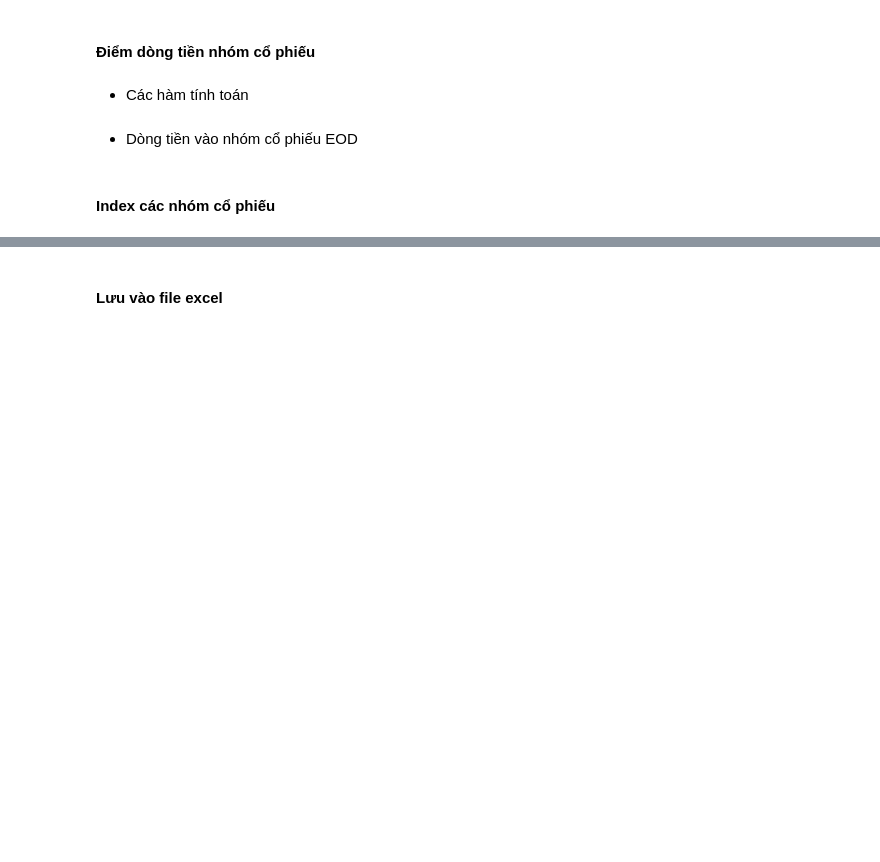
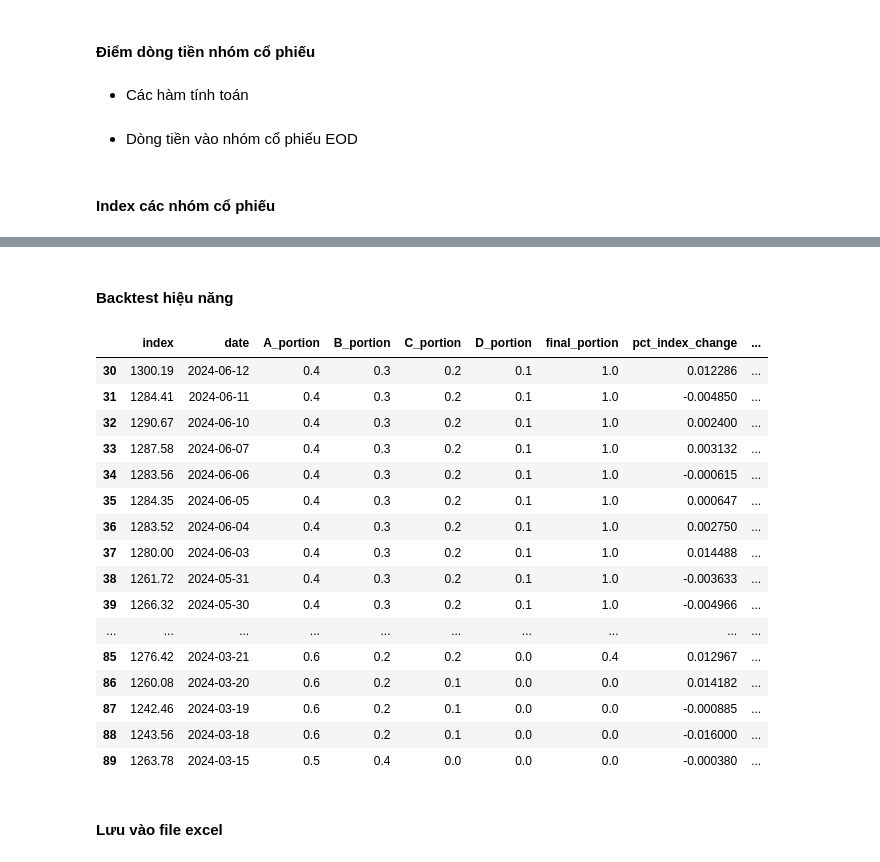
Before and after one commit to twan507/t2m-pycode-old, a Jupyter notebook: phan-bo-von-n-new-ms/t2m-notebook.ipynb, the cells around one changed output, grey strips where cells are left out. Drawn from its saved outputs; the diff is of its cells as text; code cells hidden in the pictures; blank space fills up the shorter version.

Commit message:
new portion

```diff
--- a/phan-bo-von-n-new-ms/t2m-notebook.ipynb
+++ b/phan-bo-von-n-new-ms/t2m-notebook.ipynb
@@ -840,0 +940,28 @@ phan_bo_von_df = phan_bo_von_df.merge(market_ms[market_ms['name']=='Thị trư
+# %%
+phan_bo_von_dict = {}
+
+for nhom in ['A','B','C','D']:
+    phan_bo_von_dict[nhom] = pd.DataFrame()
+    phan_bo_von_dict[nhom]['index'] = price_index_df[nhom]
+    phan_bo_von_dict[nhom][['date','portion_raw']] = phan_bo_von_raw[['date', nhom + '_portion']]
+
+    temp_ms = calculate_ms(market_ms[market_ms['name']==name_map_dict[nhom]][['date','trend_5p','trend_20p','trend_60p']])
+    phan_bo_von_dict[nhom] = phan_bo_von_dict[nhom].merge(temp_ms[['date','up_check','down_check']], on='date', how='left')
+
+    phan_bo_von_dict[nhom]['portion_up'] = phan_bo_von_dict[nhom].apply(lambda x: x['portion_raw'] if (x['up_check'] == 1) else None, axis=1)
+    phan_bo_von_dict[nhom]['portion_down'] = phan_bo_von_dict[nhom].apply(lambda x: x['portion_raw'] if (x['down_check'] == 1) else None, axis=1)
+
+    phan_bo_von_dict[nhom]['portion_phase'] = phan_bo_von_dict[nhom].apply(
+        lambda x: 1 if pd.notnull(x['portion_up']) else
+                (0 if pd.notnull(x['portion_down']) else None),
+        axis=1)
+    phan_bo_von_dict[nhom]['portion_phase'] = phan_bo_von_dict[nhom]['portion_phase'].bfill()
+
+    phan_bo_von_dict[nhom]['final_portion'] = phan_bo_von_dict[nhom].apply(
+        lambda x: x['portion_up'] if pd.notnull(x['portion_up']) else
+                (x['portion_down'] if pd.notnull(x['portion_down']) else None),
+        axis=1)
+
+    phan_bo_von_dict[nhom]['final_portion'] = phan_bo_von_dict[nhom]['final_portion'].bfill()
+    phan_bo_von_dict[nhom]['final_portion'] = adjust_final_portion(phan_bo_von_dict[nhom]['final_portion'], phan_bo_von_dict[nhom]['portion_phase'])
+    phan_bo_von_dict[nhom]['final_portion'] = adjust_values_T2(phan_bo_von_dict[nhom]['final_portion'])
@@ -840,0 +1297,2 @@ phan_bo_von_df = phan_bo_von_df.merge(market_ms[market_ms['name']=='Thị trư
+# %% [markdown]
+#### Backtest hiệu năng
@@ -841,3 +1344,38 @@ phan_bo_von_df = phan_bo_von_df.merge(market_ms[market_ms['name']=='Thị trư
+# %%
+phan_bo_von_final_crop = copy.deepcopy(phan_bo_von_final)
+# phan_bo_von_final_crop = phan_bo_von_final[phan_bo_von_final['date'] > '2022-01-01']
+
+phan_bo_von_final_crop['pct_index_change'] = phan_bo_von_final_crop['index'][::-1].pct_change()[::-1]
+phan_bo_von_final_crop['index_change'] = phan_bo_von_final_crop['index']/phan_bo_von_final_crop['index'].iloc[-1]
+
+# Khởi tạo giá trị money ban đầu
+initial_money = phan_bo_von_final_crop['index'].iloc[-1]
+phan_bo_von_final_crop['money'] = 0
+phan_bo_von_final_crop.loc[phan_bo_von_final_crop.index[-1], 'money'] = initial_money
+
+# Áp dụng hàm tính toán
+phan_bo_von_final_crop = calculate_profit(phan_bo_von_final_crop, 'money', 'pct_index_change')
+phan_bo_von_final_crop['money_change'] = phan_bo_von_final_crop['money']/phan_bo_von_final_crop['money'].iloc[-1]
+
+phan_bo_von_final_crop.iloc[30:90]
+# %% [output]
+|  | index | date | A_portion | B_portion | C_portion | D_portion | final_portion | pct_index_change | ... |
+| 30 | 1300.19 | 2024-06-12 | 0.4 | 0.3 | 0.2 | 0.1 | 1.0 | 0.012286 | ... |
+| 31 | 1284.41 | 2024-06-11 | 0.4 | 0.3 | 0.2 | 0.1 | 1.0 | -0.004850 | ... |
+| 32 | 1290.67 | 2024-06-10 | 0.4 | 0.3 | 0.2 | 0.1 | 1.0 | 0.002400 | ... |
+| 33 | 1287.58 | 2024-06-07 | 0.4 | 0.3 | 0.2 | 0.1 | 1.0 | 0.003132 | ... |
+| 34 | 1283.56 | 2024-06-06 | 0.4 | 0.3 | 0.2 | 0.1 | 1.0 | -0.000615 | ... |
+| 35 | 1284.35 | 2024-06-05 | 0.4 | 0.3 | 0.2 | 0.1 | 1.0 | 0.000647 | ... |
+| 36 | 1283.52 | 2024-06-04 | 0.4 | 0.3 | 0.2 | 0.1 | 1.0 | 0.002750 | ... |
+| 37 | 1280.00 | 2024-06-03 | 0.4 | 0.3 | 0.2 | 0.1 | 1.0 | 0.014488 | ... |
+| 38 | 1261.72 | 2024-05-31 | 0.4 | 0.3 | 0.2 | 0.1 | 1.0 | -0.003633 | ... |
+| 39 | 1266.32 | 2024-05-30 | 0.4 | 0.3 | 0.2 | 0.1 | 1.0 | -0.004966 | ... |
+| ... | ... | ... | ... | ... | ... | ... | ... | ... | ... |
+| 85 | 1276.42 | 2024-03-21 | 0.6 | 0.2 | 0.2 | 0.0 | 0.4 | 0.012967 | ... |
+| 86 | 1260.08 | 2024-03-20 | 0.6 | 0.2 | 0.1 | 0.0 | 0.0 | 0.014182 | ... |
+| 87 | 1242.46 | 2024-03-19 | 0.6 | 0.2 | 0.1 | 0.0 | 0.0 | -0.000885 | ... |
+| 88 | 1243.56 | 2024-03-18 | 0.6 | 0.2 | 0.1 | 0.0 | 0.0 | -0.016000 | ... |
+| 89 | 1263.78 | 2024-03-15 | 0.5 | 0.4 | 0.0 | 0.0 | 0.0 | -0.000380 | ... |
 # %% [markdown]
 #### Lưu vào file excel
 # %%
```
Also changed, not shown: parts of 26 cells of this notebook, 1 other file.
